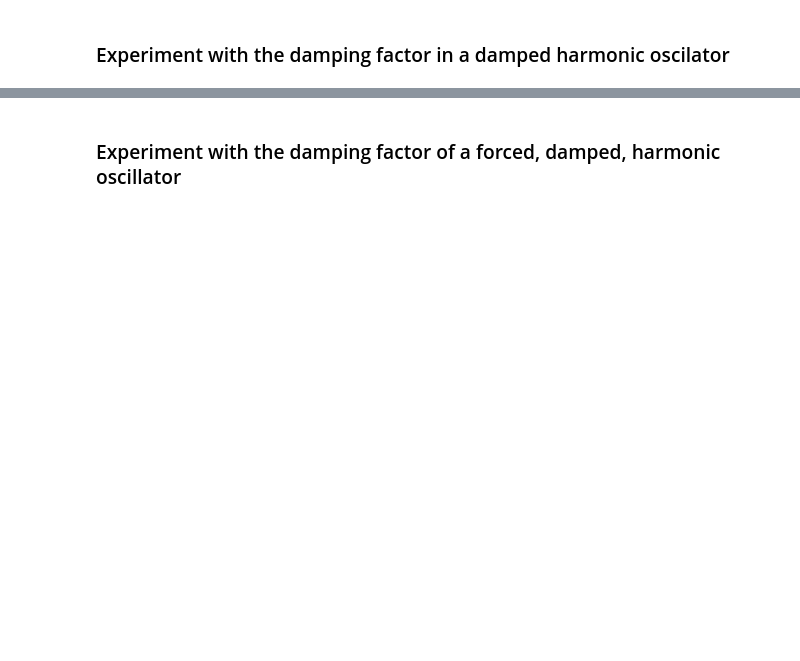
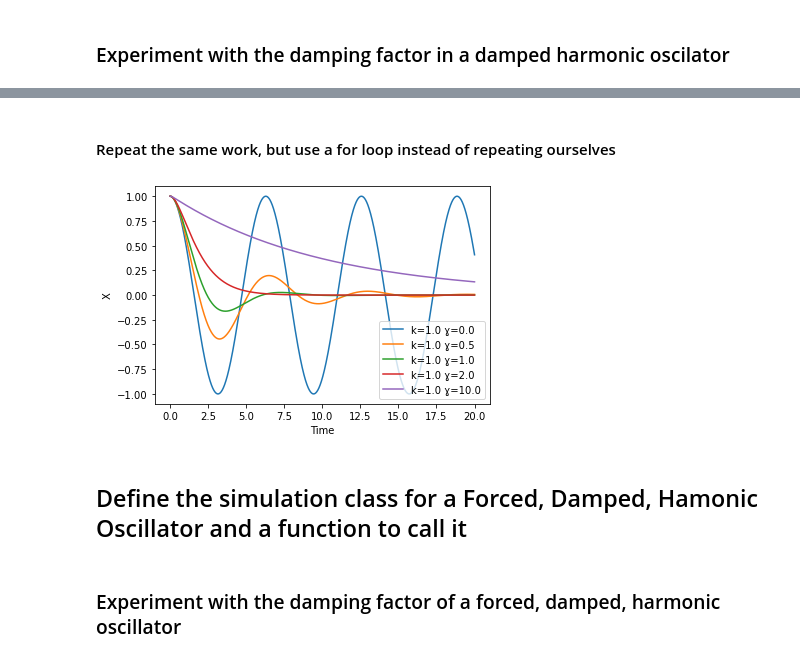
Before and after one commit to josephmckenna/ForcedDampedHarmonicOscillator, a Jupyter notebook: Worksheet.ipynb, the cells around one changed output, grey strips where cells are left out. Saved outputs shown, nothing was run; the diff lists cells and outputs as text; code cells hidden in the pictures; blank space fills up the shorter version.

```diff
--- a/Worksheet.ipynb
+++ b/Worksheet.ipynb
@@ -115,0 +106,13 @@ plt.show()
+# %% [markdown]
+#### Repeat the same work, but use a for loop instead of repeating ourselves
+# %%
+for g in [ 0., 0.5, 1., 2., 10 ]:
+    PlotDampedHarmonicOscillator(x = 1., v = 0., k = 1., gamma = g, n = 200000)
+plt.xlabel('Time')
+plt.ylabel('X')
+plt.legend()
+plt.show()
+# %% [output]
+[figure, added]
+# %% [markdown]
+## Define the simulation class for a Forced, Damped, Hamonic Oscillator and a function to call it
```
Also changed, not shown: parts of 10 cells of this notebook.
